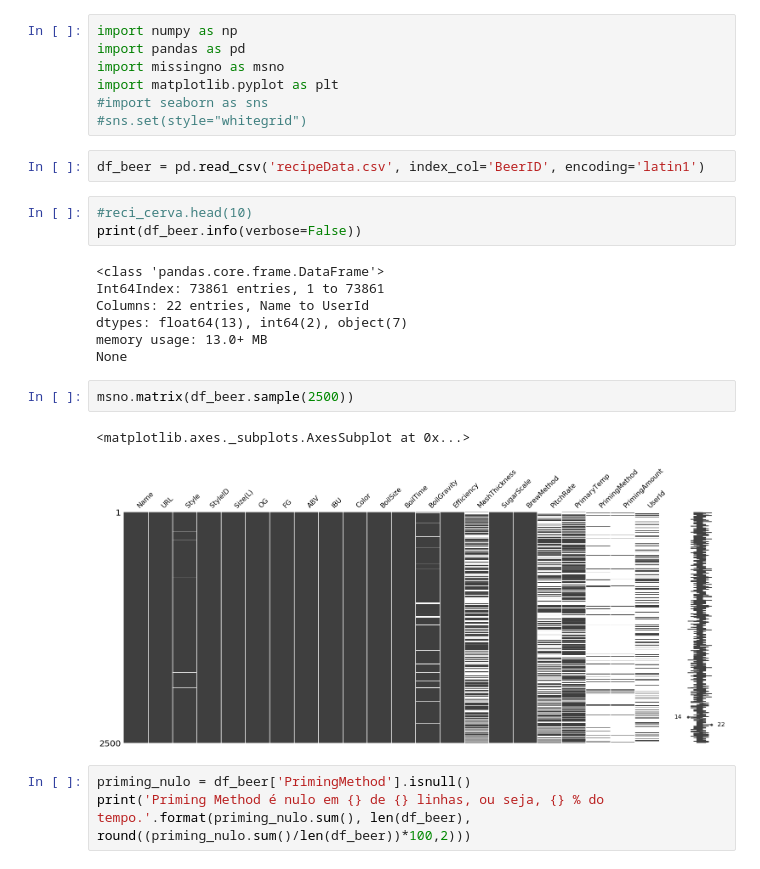
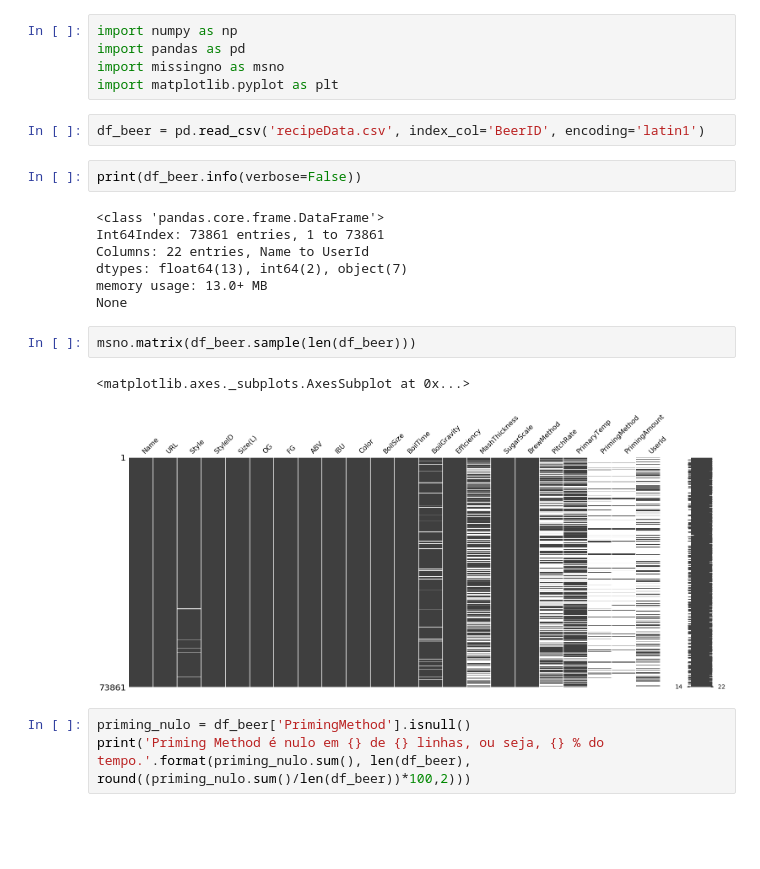
Before and after one commit to Kaioiva/TP_CienciaDeDados, a Jupyter notebook: TP_Ana_Gustavo_Kaio_beer.ipynb, the cells around one changed output. Cells and saved outputs as stored; diff of their text form; blank space fills up the shorter version.

```diff
--- a/TP_Ana_Gustavo_Kaio_beer.ipynb
+++ b/TP_Ana_Gustavo_Kaio_beer.ipynb
@@ -3,12 +3,9 @@ import numpy as np
 import pandas as pd
 import missingno as msno
 import matplotlib.pyplot as plt
-#import seaborn as sns
-#sns.set(style="whitegrid")
 # %%
 df_beer = pd.read_csv('recipeData.csv', index_col='BeerID', encoding='latin1')
 # %%
-#reci_cerva.head(10)
 print(df_beer.info(verbose=False))
 # %% [output]
 <class 'pandas.core.frame.DataFrame'>
@@ -18,10 +15,10 @@ dtypes: float64(13), int64(2), object(7)
 memory usage: 13.0+ MB
 None
 # %%
-msno.matrix(df_beer.sample(2500))
+msno.matrix(df_beer.sample(len(df_beer)))
 # %% [output]
 <matplotlib.axes._subplots.AxesSubplot at 0x...>
-[figure, old version]
+[figure, new version]
 # %%
 priming_nulo = df_beer['PrimingMethod'].isnull()
 print('Priming Method é nulo em {} de {} linhas, ou seja, {} % do tempo.'.format(priming_nulo.sum(), len(df_beer), round((priming_nulo.sum()/len(df_beer))*100,2)))
```
Also changed, not shown: parts of 11 cells of this notebook.
